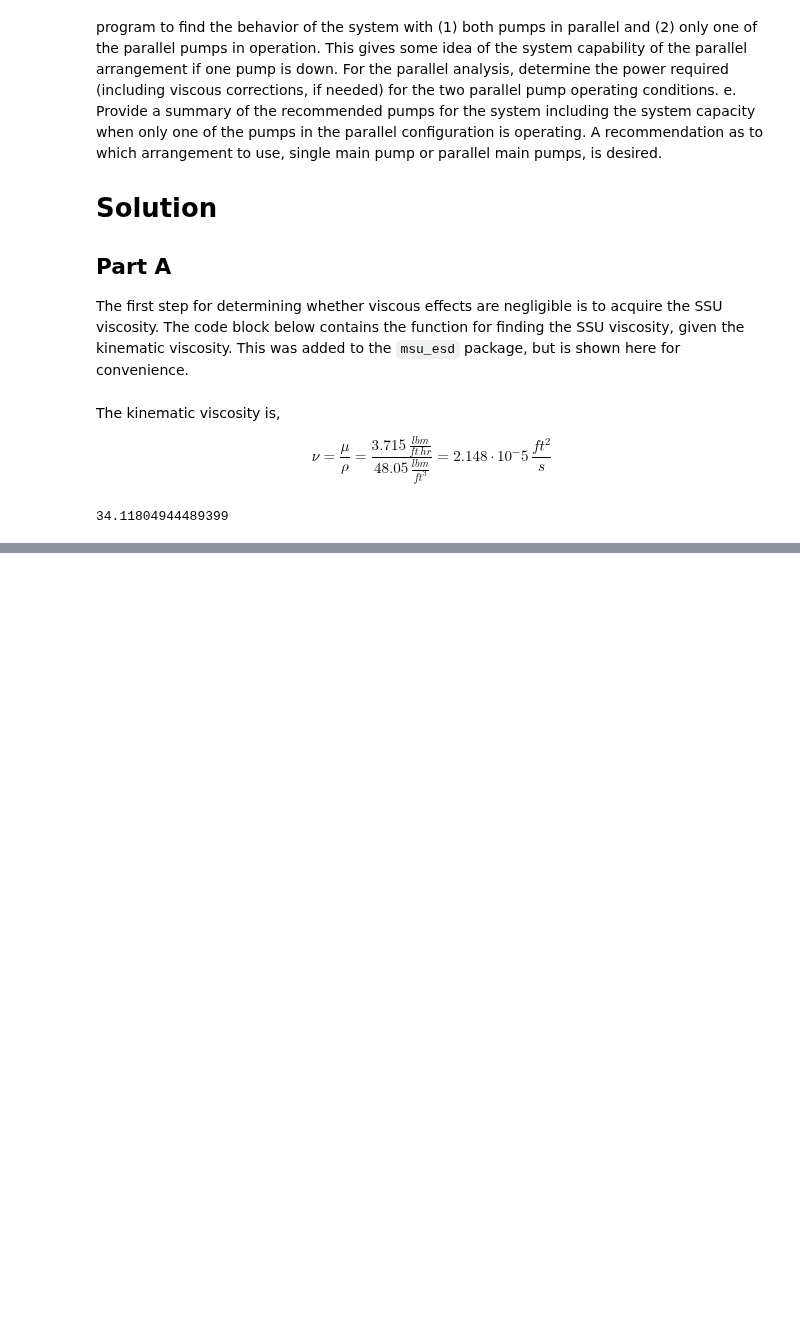
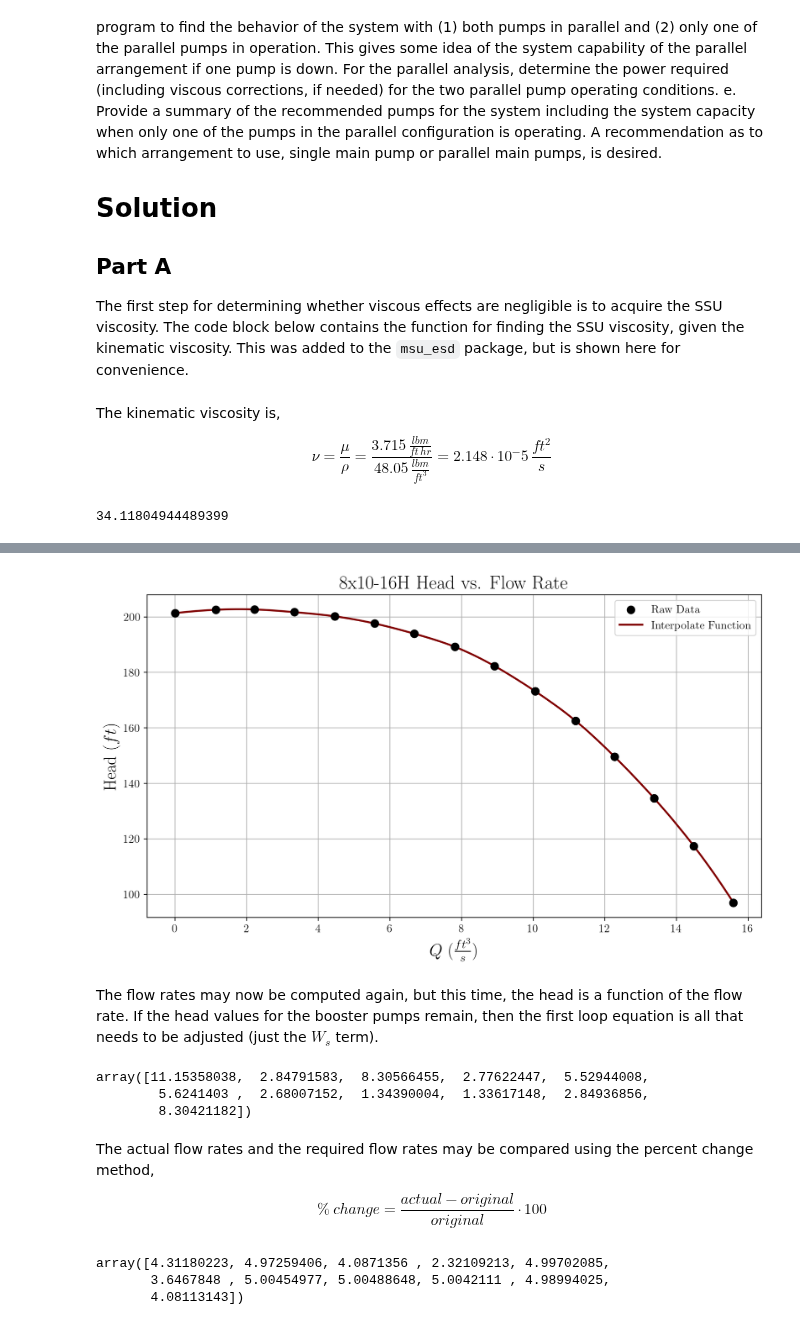
Before and after one commit to gabemorris12/msu_esd, a Jupyter notebook: Project 3/Project 3.ipynb, the cells around one changed output, grey strips where cells are left out. Drawn from its saved outputs; the diff is of its cells as text; code cells hidden in the pictures; blank space fills up the shorter version.

```diff
--- a/Project 3/Project 3.ipynb
+++ b/Project 3/Project 3.ipynb
@@ -6,7 +6,11 @@ Gabe Morris
 # Imports
 import numpy as np
 from scipy.optimize import fsolve
+from scipy.interpolate import interp1d
 from msu_esd import Pipe
+import matplotlib.pyplot as plt
+
+plt.style.use('maroon_ipynb.mplstyle')
 # %% [markdown]
 \pagebreak
 \tableofcontents
@@ -169,0 +212,53 @@ The results show that the correction factors are close to 100% for the head, flo
+# %%
+flow_rates = np.array([3.531757334093072, 512.2795025159023, 998.8569258520843, 1496.4397607519227, 2005.0545903351372, 2502.557675875819, 3000.0075951770627, 3508.462926041963, 4005.753346624893, 4513.996012532041, 5022.158929080035, 5508.09835754296, 6004.990031330106, 6501.775372638374, 6998.40121522833])/(7.48052*60)  # ft^3/sec
+
+heads = np.array([201.32412418114492, 202.52378239817713, 202.63657077755624, 201.67017943605805, 200.1654799202506, 197.57647393904867, 193.90572486471086, 189.15579606949584, 182.23981771575043, 173.16291654799198, 162.46340074052972, 149.59527200227853, 134.56622045001419, 117.37368271147818, 96.93591569353458])  # ft
+
+Ws_lamb = interp1d(flow_rates, heads, kind='cubic', fill_value='extrapolate')
+Q_values = np.linspace(0, flow_rates[-1], 1000)
+
+plt.scatter(flow_rates, heads, zorder=3, color='black', label='Raw Data')
+plt.plot(Q_values, Ws_lamb(Q_values), label='Interpolate Function')
+plt.xlabel(r'$Q$ ($\frac{ft^3}{s}$)')
+plt.ylabel(r'Head ($ft$)')
+plt.title('8x10-16H Head vs. Flow Rate')
+plt.legend()
+plt.show()
+# %% [output]
+[figure, added]
+# %% [markdown]
+The flow rates may now be computed again, but this time, the head is a function of the flow rate. If the head values for the booster pumps remain, then the first loop equation is all that needs to be adjusted (just the $W_s$ term).
+# %%
+def actual(x, b2, b4, b7, b10):
+    Q1, Q2, Q3, Q4, Q5, Q6, Q7, Q8, Q9, Q10, Q11 = x
+    # all expressions need to be set to zero
+    return [
+        Q1 - Q2 - Q3,
+        Q6 - Q2 - Q4,
+        Q3 - Q4 - Q5,
+        Q5 - Q10 - Q7,
+        Q7 - Q8 - Q9,
+        Q11 - Q6 - Q7,
+        K1*Q2*abs(Q2) + p2.h(Q2) + p6.h(Q6) + p11.h(Q11) + p1.h(Q1) - Ws_lamb(Q1) + 0.1*Q1*abs(Q1) - b2,
+        p4.h(Q4) + K3*Q4*abs(Q4) - p2.h(Q2) - K1*Q2*abs(Q2) + p3.h(Q3) + b2 - b4,
+        p7.h(Q7) + p8.h(Q8) + K4*Q8*abs(Q8) - p6.h(Q6) - p4.h(Q4) - K3*Q4*abs(Q4) + p5.h(Q5) + b4 - b7,
+        p9.h(Q9) + K4*Q9*abs(Q9) - p8.h(Q8) - K4*Q8*abs(Q8),
+        p10.h(Q10) + K2*Q10*abs(Q10) - p11.h(Q11) - p9.h(Q9) - K4*Q9*abs(Q9) - p7.h(Q7) + b7 - b10
+    ]
+
+actual_solution = fsolve(actual, Q_guess, args=(*b, ))
+actual_solution  # cfs
+# %% [output]
+array([11.15358038,  2.84791583,  8.30566455,  2.77622447,  5.52944008,
+        5.6241403 ,  2.68007152,  1.34390004,  1.33617148,  2.84936856,
+        8.30421182])
+# %% [markdown]
+The actual flow rates and the required flow rates may be compared using the percent change method,
+
+$$\%\ change=\frac{actual-original}{original}\cdot100$$
+# %%
+(actual_solution - balanced_solution)/balanced_solution*100
+# %% [output]
+array([4.31180223, 4.97259406, 4.0871356 , 2.32109213, 4.99702085,
+       3.6467848 , 5.00454977, 5.00488648, 5.0042111 , 4.98994025,
+       4.08113143])
```
Also changed, not shown: parts of 4 cells of this notebook, 5 other files.
